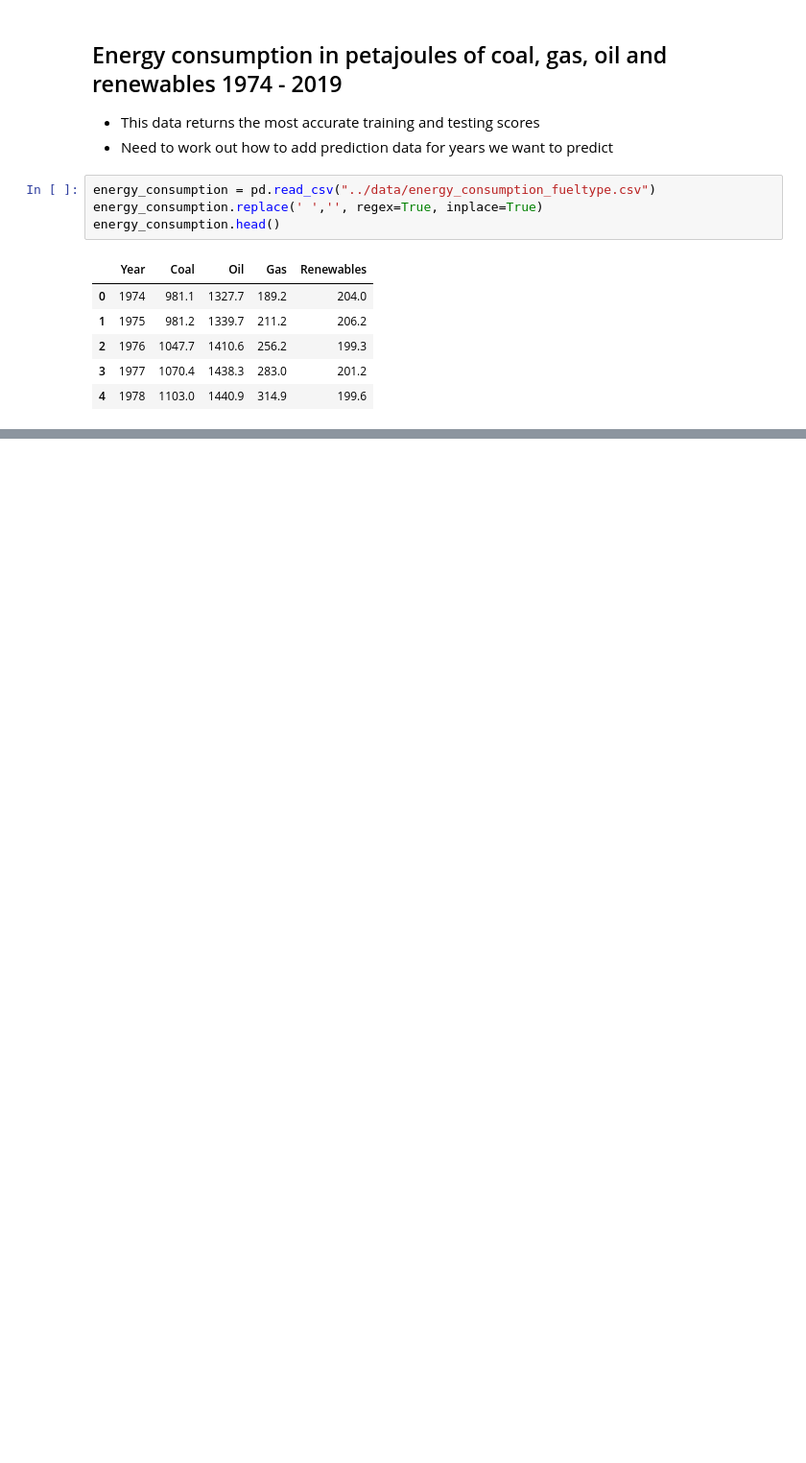
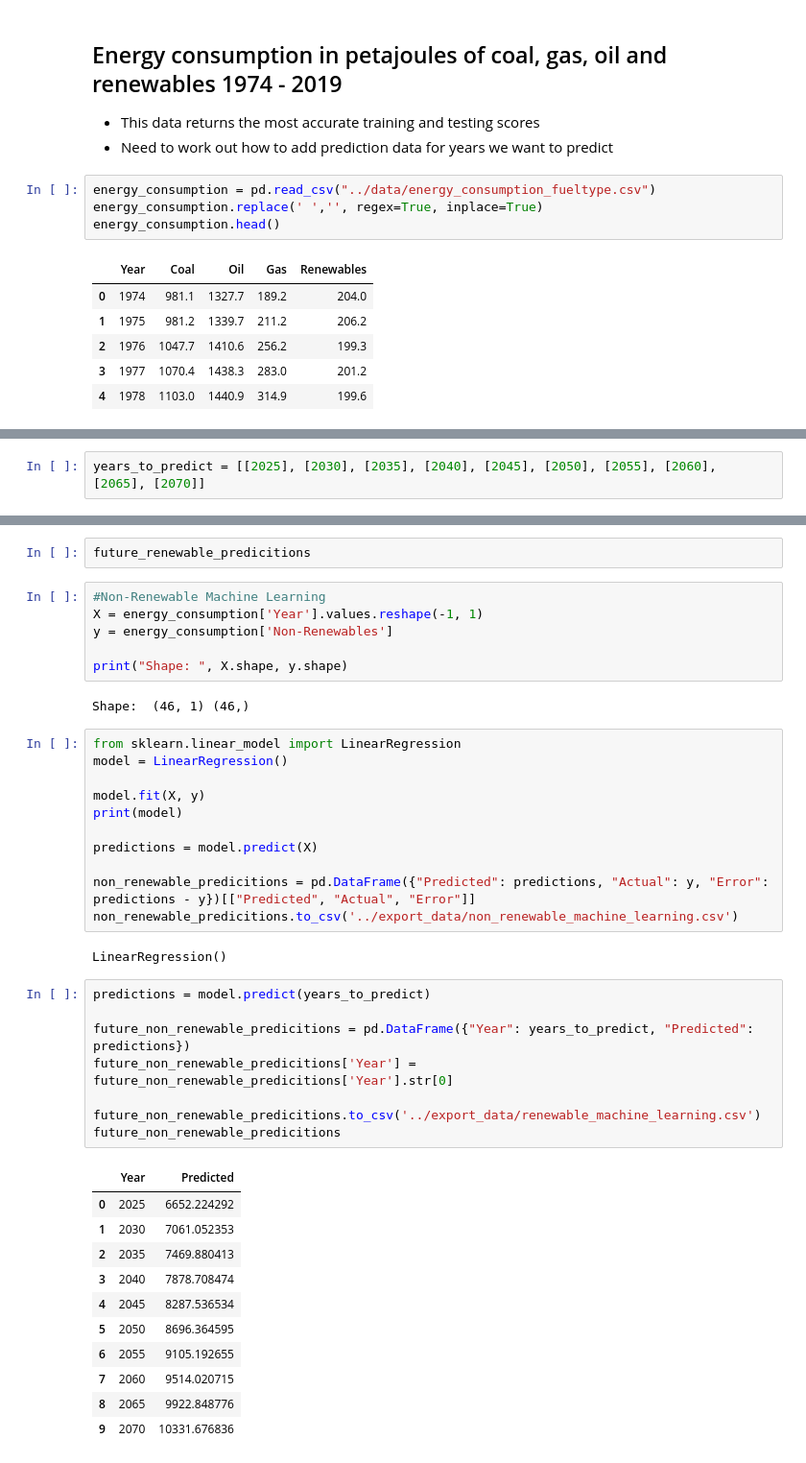
Before and after one commit to Carly-Jane/Australian_Energy_Insights, a Jupyter notebook: notebooks/machine_learning.ipynb, the cells around one changed output, grey strips where cells are left out. Shown: that part at 96% size. Drawn from its saved outputs; the diff is of its cells as text; blank space fills up the shorter version.

```diff
--- a/notebooks/machine_learning.ipynb
+++ b/notebooks/machine_learning.ipynb
@@ -352,0 +296,2 @@ MSE: 0.2762950796973085, R2: 0.998638334936979
+# %%
+years_to_predict = [[2025], [2030], [2035], [2040], [2045], [2050], [2055], [2060], [2065], [2070]]
@@ -352,0 +305,43 @@ MSE: 0.2762950796973085, R2: 0.998638334936979
+# %%
+future_renewable_predicitions
+# %%
+#Non-Renewable Machine Learning
+X = energy_consumption['Year'].values.reshape(-1, 1)
+y = energy_consumption['Non-Renewables']
+
+print("Shape: ", X.shape, y.shape)
+# %% [output]
+Shape:  (46, 1) (46,)
+# %%
+from sklearn.linear_model import LinearRegression
+model = LinearRegression()
+
+model.fit(X, y)
+print(model)
+
+predictions = model.predict(X)
+
+non_renewable_predicitions = pd.DataFrame({"Predicted": predictions, "Actual": y, "Error": predictions - y})[["Predicted", "Actual", "Error"]]
+non_renewable_predicitions.to_csv('../export_data/non_renewable_machine_learning.csv')
+# %% [output]
+LinearRegression()
+# %%
+predictions = model.predict(years_to_predict)
+
+future_non_renewable_predicitions = pd.DataFrame({"Year": years_to_predict, "Predicted": predictions})
+future_non_renewable_predicitions['Year'] = future_non_renewable_predicitions['Year'].str[0]
+
+future_non_renewable_predicitions.to_csv('../export_data/renewable_machine_learning.csv')
+future_non_renewable_predicitions
+# %% [output]
+|  | Year | Predicted |
+| 0 | 2025 | 6652.224292 |
+| 1 | 2030 | 7061.052353 |
+| 2 | 2035 | 7469.880413 |
+| 3 | 2040 | 7878.708474 |
+| 4 | 2045 | 8287.536534 |
+| 5 | 2050 | 8696.364595 |
+| 6 | 2055 | 9105.192655 |
+| 7 | 2060 | 9514.020715 |
+| 8 | 2065 | 9922.848776 |
+| 9 | 2070 | 10331.676836 |
```
Also changed, not shown: parts of 25 cells of this notebook, 8 other files.
